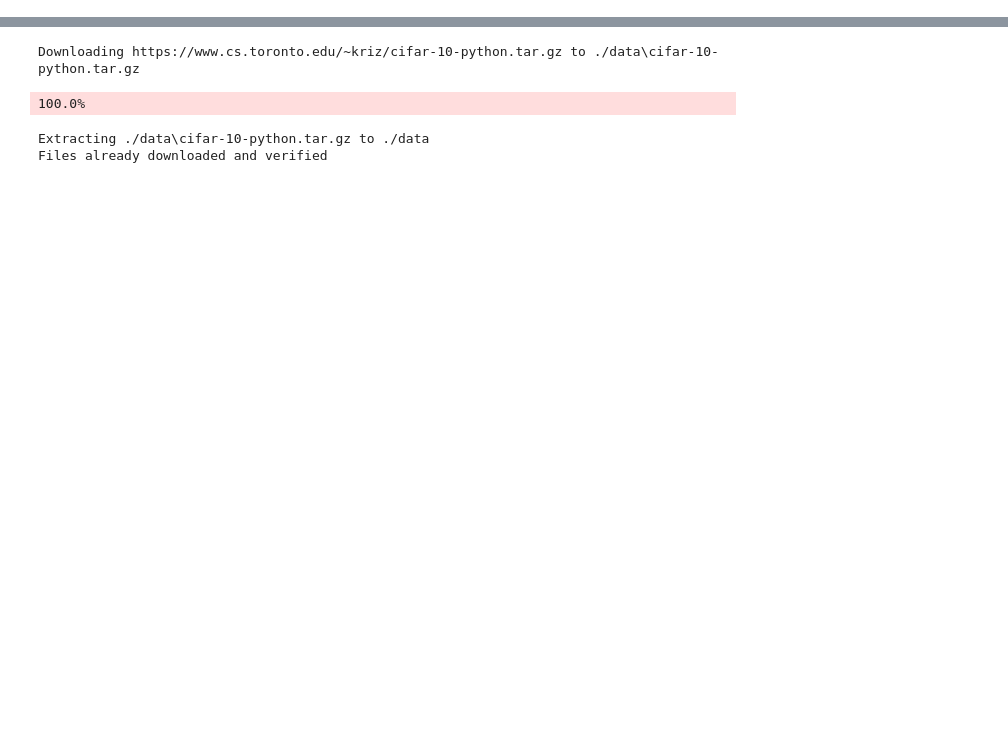
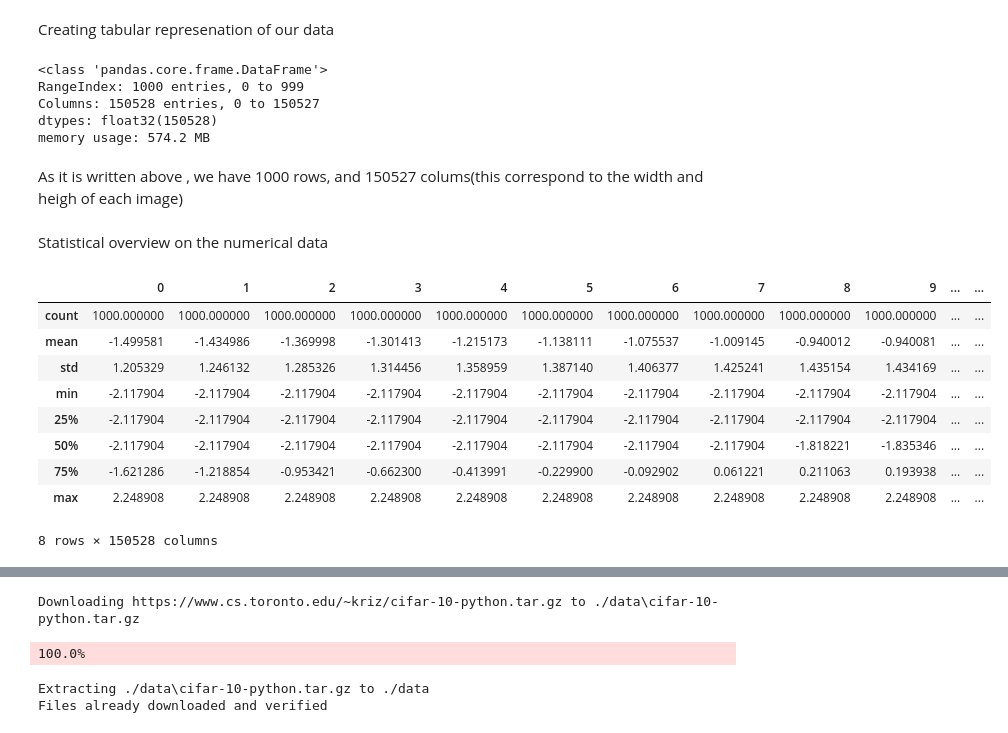
Before and after one commit to irkado/ml-cnn-transfer-learning, a Jupyter notebook: data_preparation/CIFAR_10/Graphs__&__dataFrames.ipynb, the cells around one changed output, grey strips where cells are left out. Drawn from its saved outputs; the diff is of its cells as text; code cells hidden in the pictures; blank space fills up the shorter version.

```diff
--- a/data_preparation/CIFAR_10/Graphs__&__dataFrames.ipynb
+++ b/data_preparation/CIFAR_10/Graphs__&__dataFrames.ipynb
@@ -26,0 +101,30 @@ y_sample = torch.cat(small_batch_labels)[:1000]
+# %% [markdown]
+Creating tabular represenation of our data
+# %%
+X_train = pd.DataFrame(X_sample.reshape(1000,-1))
+y_train = pd.DataFrame(y_sample.reshape(1000,-1), columns=["Labels"])
+# %%
+X_train.info()
+# %% [output]
+<class 'pandas.core.frame.DataFrame'>
+RangeIndex: 1000 entries, 0 to 999
+Columns: 150528 entries, 0 to 150527
+dtypes: float32(150528)
+memory usage: 574.2 MB
+# %% [markdown]
+As it is written above , we have 1000 rows, and 150527 colums(this correspond to the width and heigh of each image)
+# %% [markdown]
+Statistical overview on the numerical data
+# %%
+X_train.describe()
+# %% [output]
+|  | 0 | 1 | 2 | 3 | 4 | 5 | 6 | 7 | 8 | 9 | ... | ... |
+| count | 1000.000000 | 1000.000000 | 1000.000000 | 1000.000000 | 1000.000000 | 1000.000000 | 1000.000000 | 1000.000000 | 1000.000000 | 1000.000000 | ... | ... |
+| mean | -1.499581 | -1.434986 | -1.369998 | -1.301413 | -1.215173 | -1.138111 | -1.075537 | -1.009145 | -0.940012 | -0.940081 | ... | ... |
+| std | 1.205329 | 1.246132 | 1.285326 | 1.314456 | 1.358959 | 1.387140 | 1.406377 | 1.425241 | 1.435154 | 1.434169 | ... | ... |
+| min | -2.117904 | -2.117904 | -2.117904 | -2.117904 | -2.117904 | -2.117904 | -2.117904 | -2.117904 | -2.117904 | -2.117904 | ... | ... |
+| 25% | -2.117904 | -2.117904 | -2.117904 | -2.117904 | -2.117904 | -2.117904 | -2.117904 | -2.117904 | -2.117904 | -2.117904 | ... | ... |
+| 50% | -2.117904 | -2.117904 | -2.117904 | -2.117904 | -2.117904 | -2.117904 | -2.117904 | -2.117904 | -1.818221 | -1.835346 | ... | ... |
+| 75% | -1.621286 | -1.218854 | -0.953421 | -0.662300 | -0.413991 | -0.229900 | -0.092902 | 0.061221 | 0.211063 | 0.193938 | ... | ... |
+| max | 2.248908 | 2.248908 | 2.248908 | 2.248908 | 2.248908 | 2.248908 | 2.248908 | 2.248908 | 2.248908 | 2.248908 | ... | ... |
+8 rows × 150528 columns
```
Also changed, not shown: parts of 29 cells of this notebook.
